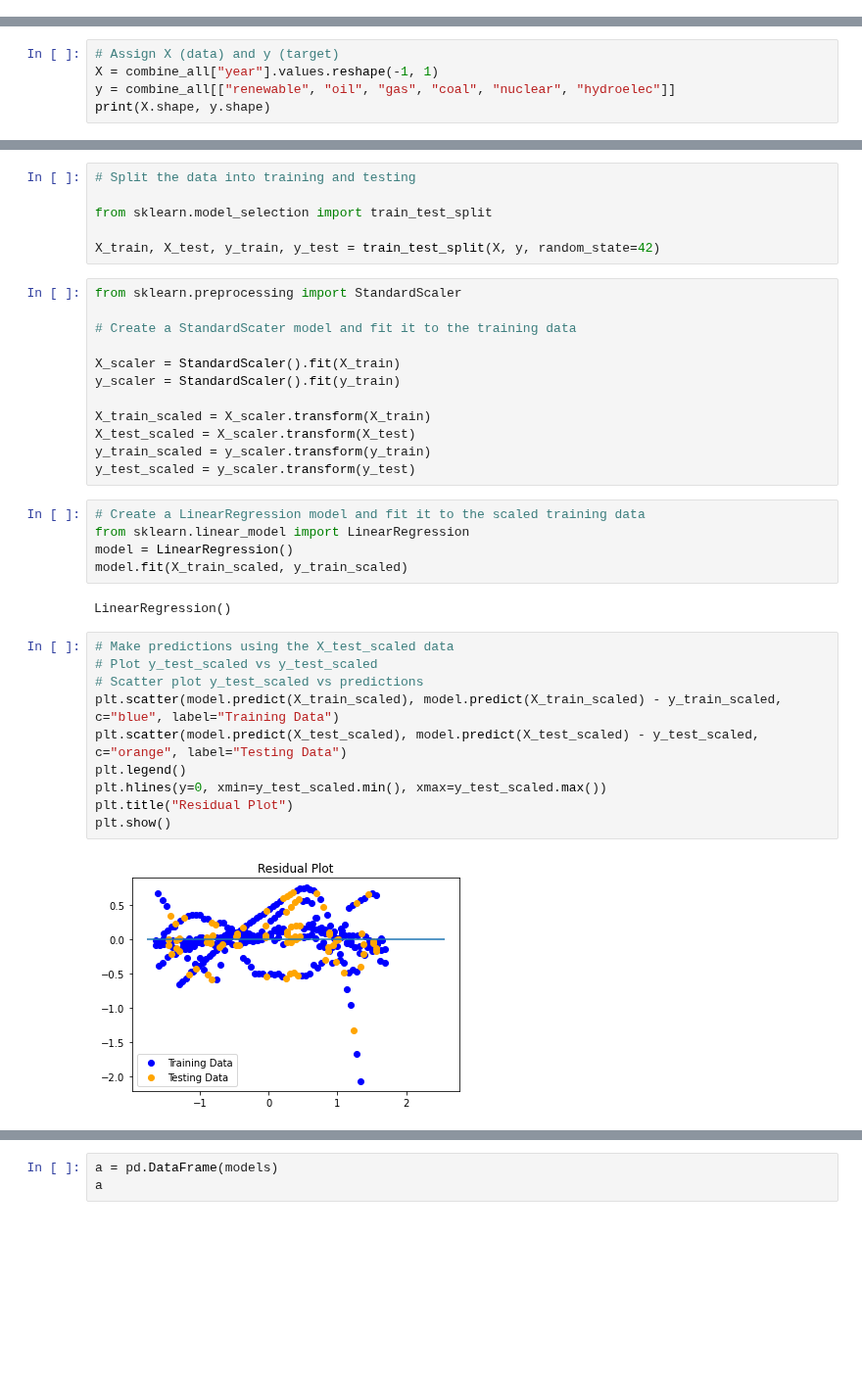
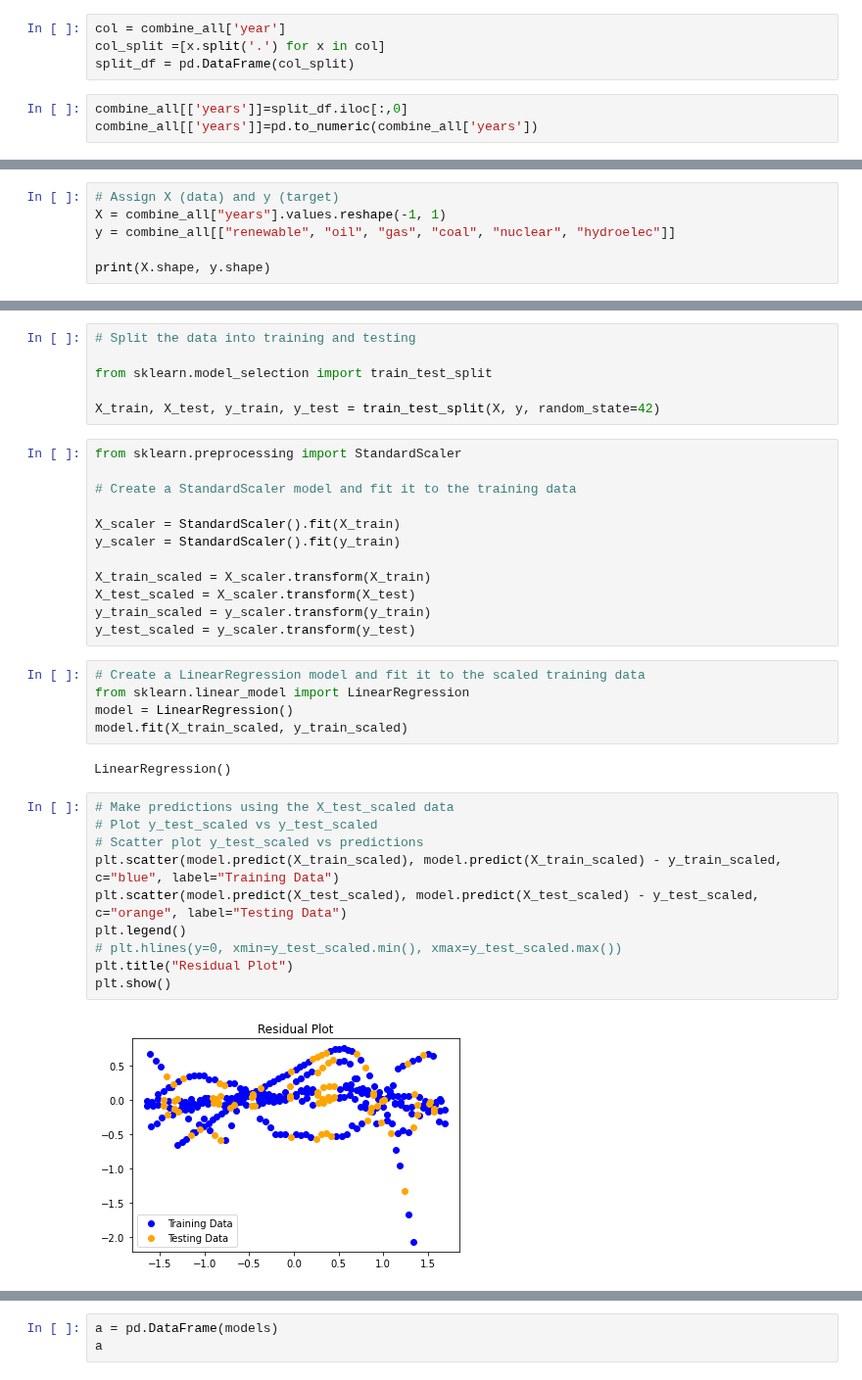
Before and after one commit to yuyhong23/One-Hot_Future, a Jupyter notebook: machine_learning_energy_types.ipynb, the cells around one changed output, grey strips where cells are left out. Shown at 98% size. Cells and saved outputs as stored; diff of their text form; blank space fills up the shorter version.

```diff
--- a/machine_learning_energy_types.ipynb
+++ b/machine_learning_energy_types.ipynb
@@ -134,3 +134,10 @@ combine_all
 | 52 | 2017.0 | 23.036529 | 189.242920 | 131.708206 | 156.094106 | 23.746987 | 36.592826 | 33279.491334 |
 | 53 | 2018.0 | 25.825912 | 191.451896 | 138.659832 | 158.793935 | 24.161240 | 37.323097 | 34007.891035 |
 | 54 | 2019.0 | 28.976463 | 193.031574 | 141.452770 | 157.857047 | 24.924262 | 37.638426 | 34169.000782 |
+# %%
+col = combine_all['year']
+col_split =[x.split('.') for x in col]
+split_df = pd.DataFrame(col_split)
+# %%
+combine_all[['years']]=split_df.iloc[:,0]
+combine_all[['years']]=pd.to_numeric(combine_all['years'])
@@ -137,7 +164,8 @@ combine_all
 # %%
 # Assign X (data) and y (target)
-X = combine_all["year"].values.reshape(-1, 1)
+X = combine_all["years"].values.reshape(-1, 1)
 y = combine_all[["renewable", "oil", "gas", "coal", "nuclear", "hydroelec"]]
+
 print(X.shape, y.shape)
 # %% [output]
 (55, 1) (55, 6)
@@ -150,7 +178,7 @@ X_train, X_test, y_train, y_test = train_test_split(X, y, random_state=42)
 # %%
 from sklearn.preprocessing import StandardScaler
 
-# Create a StandardScater model and fit it to the training data
+# Create a StandardScaler model and fit it to the training data
 
 X_scaler = StandardScaler().fit(X_train)
 y_scaler = StandardScaler().fit(y_train)
@@ -169,15 +197,15 @@ LinearRegression()
 # %%
 # Make predictions using the X_test_scaled data
 # Plot y_test_scaled vs y_test_scaled
 # Scatter plot y_test_scaled vs predictions
 plt.scatter(model.predict(X_train_scaled), model.predict(X_train_scaled) - y_train_scaled, c="blue", label="Training Data")
 plt.scatter(model.predict(X_test_scaled), model.predict(X_test_scaled) - y_test_scaled, c="orange", label="Testing Data")
 plt.legend()
-plt.hlines(y=0, xmin=y_test_scaled.min(), xmax=y_test_scaled.max())
+# plt.hlines(y=0, xmin=y_test_scaled.min(), xmax=y_test_scaled.max())
 plt.title("Residual Plot")
 plt.show()
 # %% [output]
-[figure, old version]
+[figure, new version]
 # %%
 # Used X_test_scaled, y_test_scaled, and model.predict(X_test_scaled) to calculate MSE and R2
 models = []
```
Also changed, not shown: parts of 14 cells of this notebook, 1 other file.
